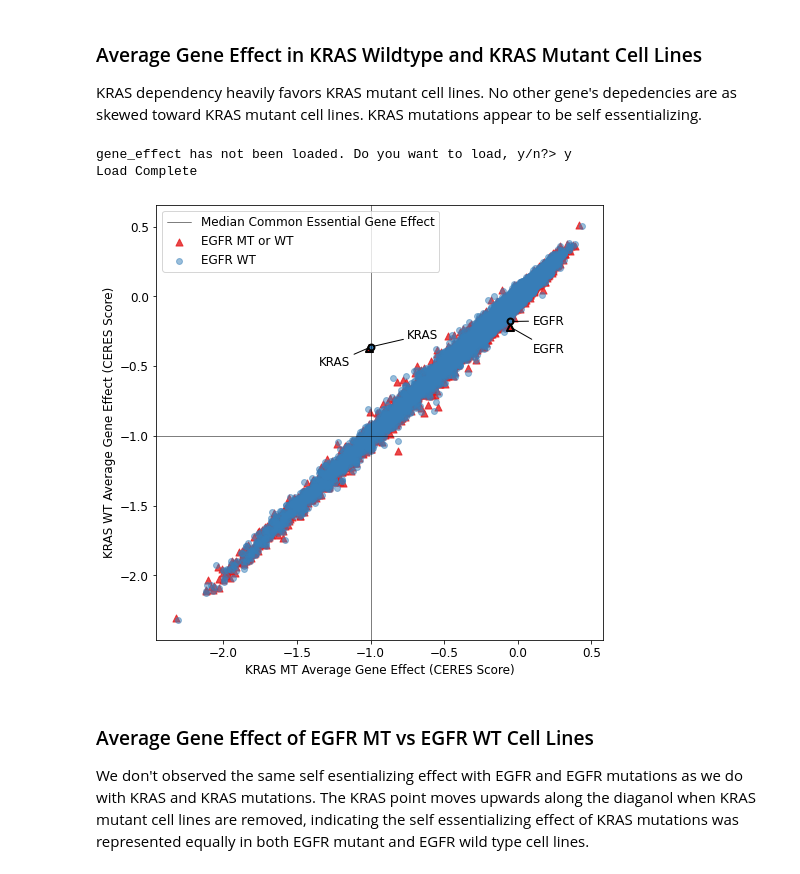
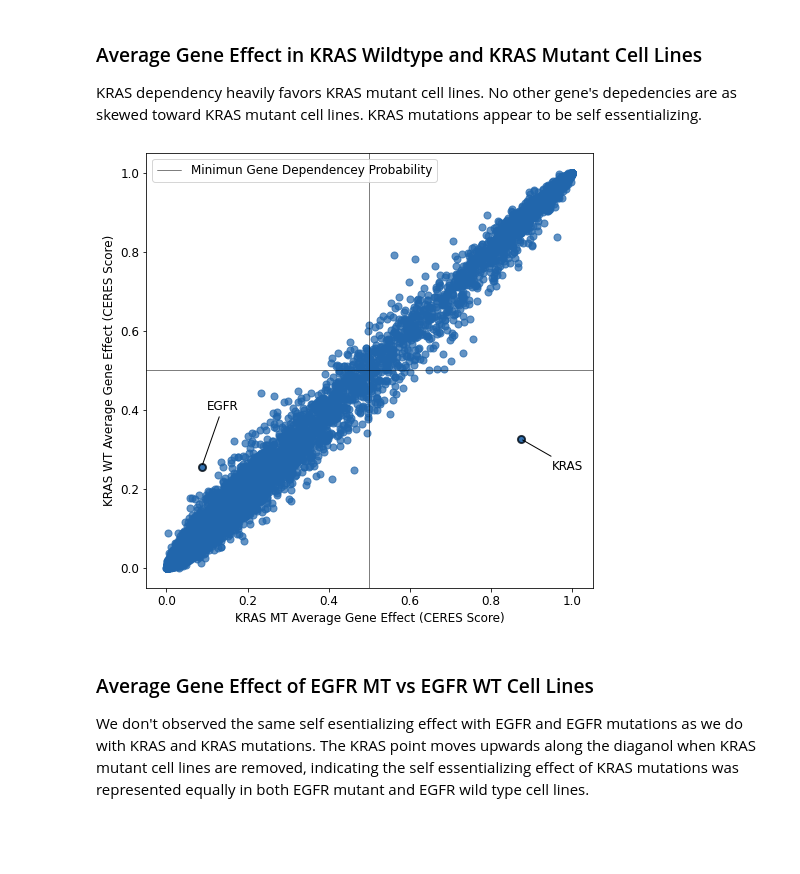
Before and after one commit to GilbertLabUCSF/CanDI, a Jupyter notebook: docs/source/kras_egfr_scatter.ipynb, the cells around one changed output. Cells and saved outputs as stored; diff of their text form; code cells hidden in the pictures; blank space fills up the shorter version.

```diff
--- a/docs/source/kras_egfr_scatter.ipynb
+++ b/docs/source/kras_egfr_scatter.ipynb
@@ -183,22 +137,17 @@ A more negative gene effect means more dependent. A gene effect of -1.0 is the m
 KRAS dependency heavily favors KRAS mutant cell lines. No other gene's depedencies are as skewed toward KRAS mutant cell lines. KRAS mutations appear to be self essentializing.
 # %%
 #Text_coords are custom per graph
-text_coords1 = [(-1.35, -0.5), (0.1, -0.4)]
-text_coords2 = [(-0.75, -0.3), (0.1, -0.2)]
+text_coords1 = [(0.95, 0.25), (0.1, 0.4)]
 
 gene_effect_scatter(kras_mt,
                     kras_wt,
-                    kras_mt_ewt,
-                    kras_wt_ewt,
                     "KRAS",
                     "EGFR",
                     tc1 = text_coords1,
                     tc2 = text_coords2,
-                    name= None)
+                    name= "figures/kras_gene_dependency_scatter.pdf")
 # %% [output]
-gene_effect has not been loaded. Do you want to load, y/n?> y
-Load Complete
-[figure, old version]
+[figure, new version]
 # %% [markdown]
 ### Average Gene Effect of EGFR MT vs EGFR WT Cell Lines
 We don't observed the same self esentializing effect with EGFR and EGFR mutations as we do with KRAS and KRAS mutations. The KRAS point moves upwards along the diaganol when KRAS mutant cell lines are removed, indicating the self essentializing effect of KRAS mutations was represented equally in both EGFR mutant and EGFR wild type cell lines.
```
Also changed, not shown: parts of 5 cells of this notebook, 5 other files.
